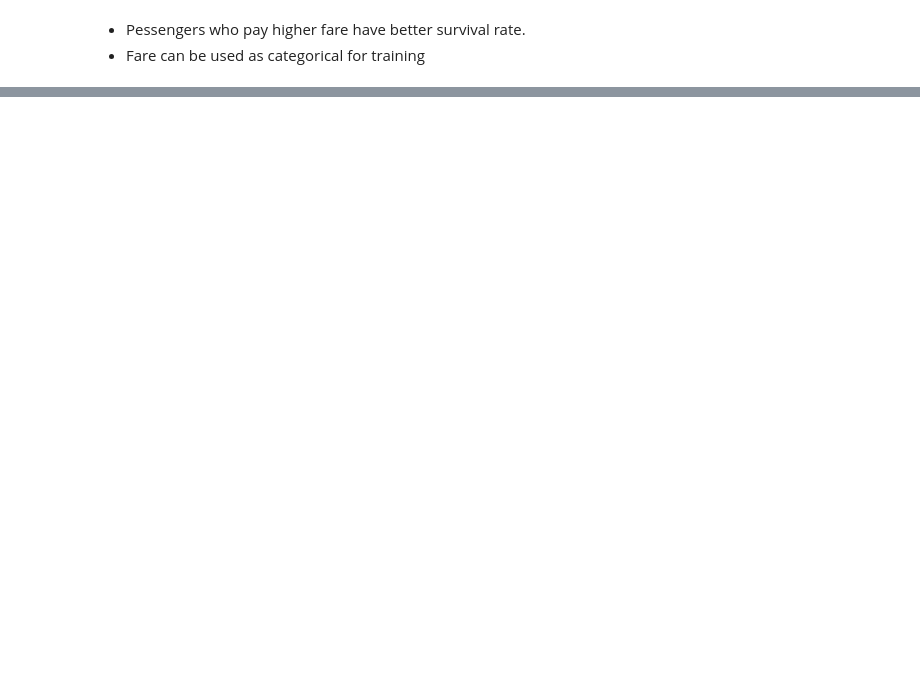
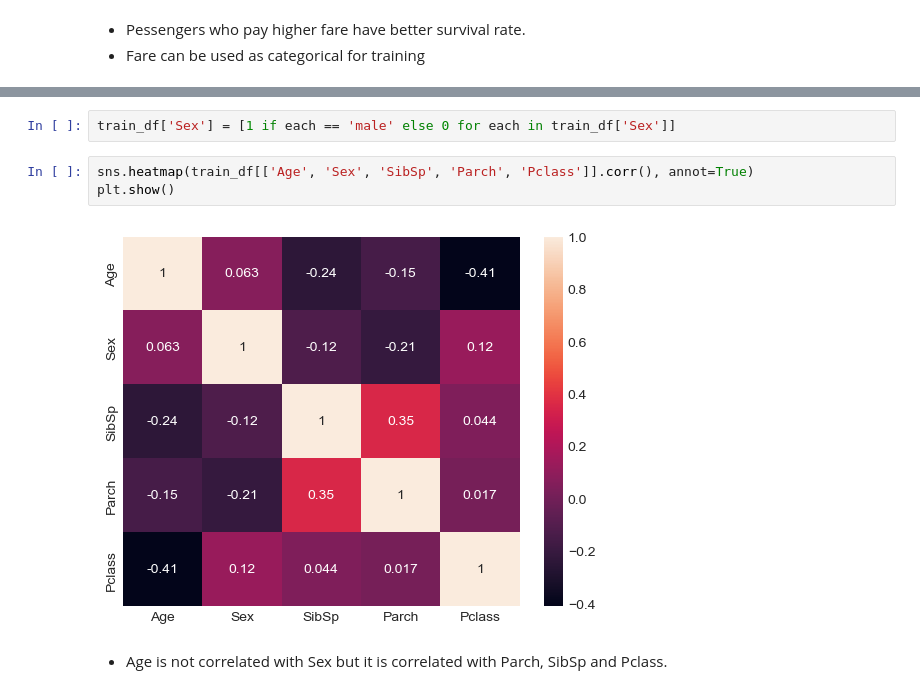
Before and after one commit to ozermehmett/Titanic-Project, a Jupyter notebook: ozermehmet-titanic-eda.ipynb, the cells around one changed output, grey strips where cells are left out. Cells and saved outputs as stored; diff of their text form; blank space fills up the shorter version.

```diff
--- a/ozermehmet-titanic-eda.ipynb
+++ b/ozermehmet-titanic-eda.ipynb
@@ -519,0 +575,9 @@ plt.show()
+# %%
+train_df['Sex'] = [1 if each == 'male' else 0 for each in train_df['Sex']]
+# %%
+sns.heatmap(train_df[['Age', 'Sex', 'SibSp', 'Parch', 'Pclass']].corr(), annot=True)
+plt.show()
+# %% [output]
+[figure, added]
+# %% [markdown]
+* Age is not correlated with Sex but it is correlated with Parch, SibSp and Pclass.
```
Also changed, not shown: parts of 72 cells of this notebook, 1 other file.
